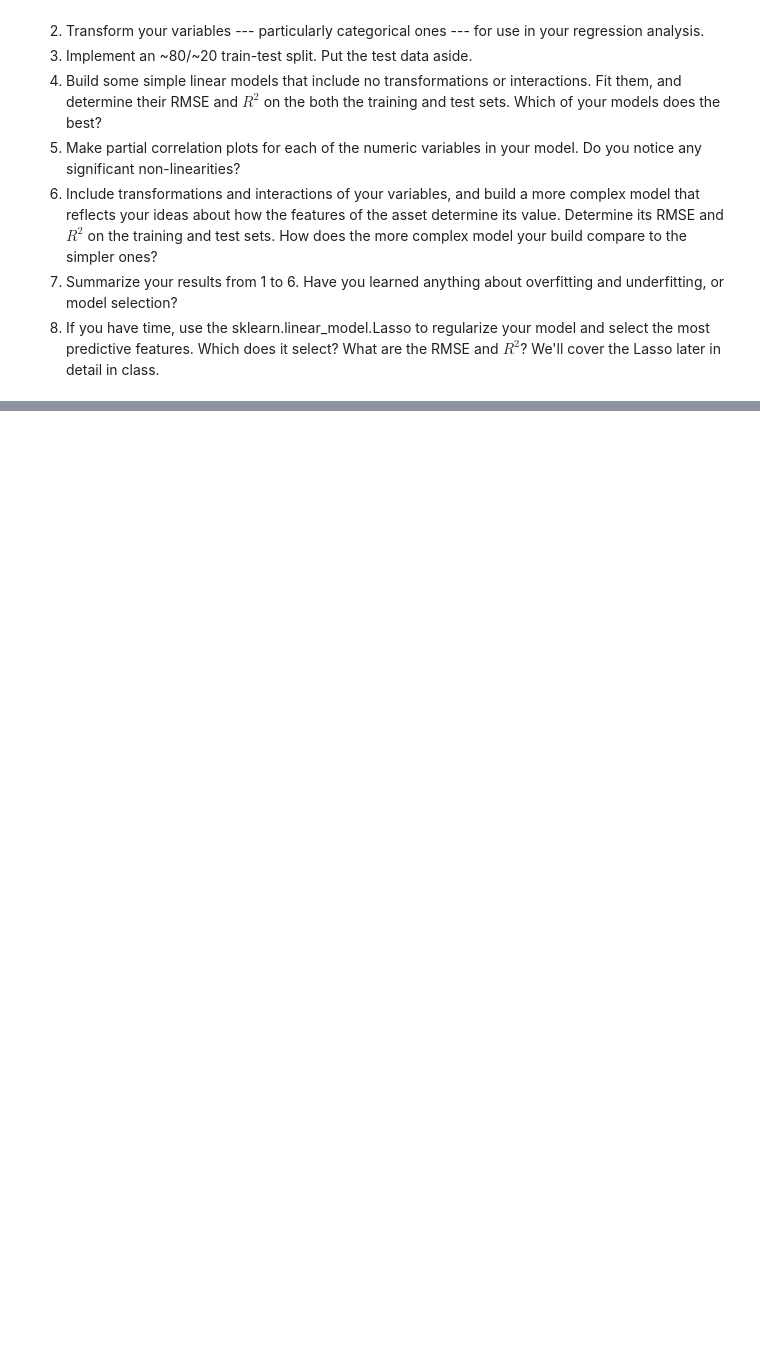
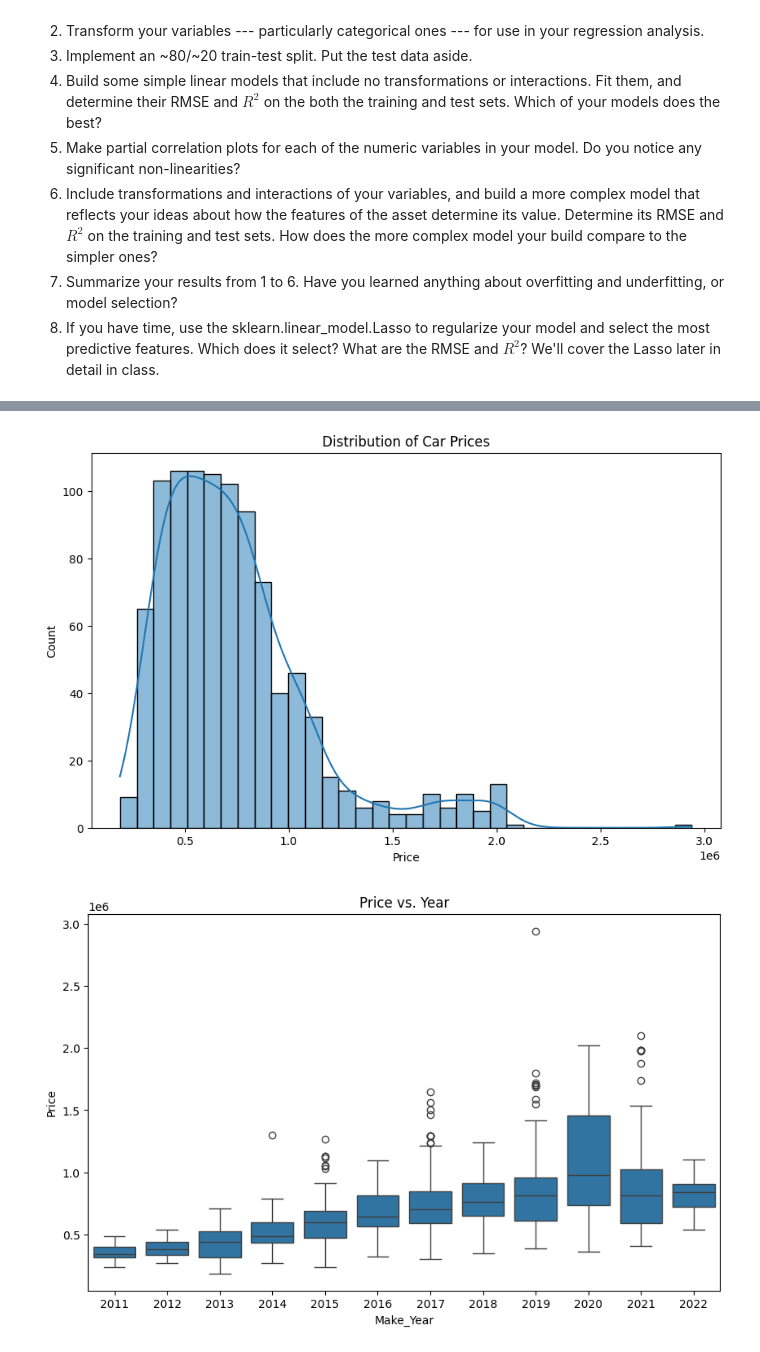
Before and after one commit to fwx5ax/linearModels, a Jupyter notebook: lab/lab_notebook_applied.ipynb, the cells around one changed output, grey strips where cells are left out. Cells and saved outputs as stored; diff of their text form; code cells hidden in the pictures; blank space fills up the shorter version.

```diff
--- a/lab/lab_notebook_applied.ipynb
+++ b/lab/lab_notebook_applied.ipynb
@@ -19,4 +29,4 @@ import numpy as np
 import matplotlib.pyplot as plt
 import seaborn as sns
 # %%
-df = pd.read_csv('cars_hw.csv')
+df = pd.read_csv('/content/linearModels/lab/data/cars_hw.csv')
@@ -23 +45,15 @@ df = pd.read_csv('cars_hw.csv')
+# %%
+plt.figure(figsize=(10, 6))
+sns.histplot(df['Price'], kde=True)
+plt.title('Distribution of Car Prices')
+plt.show()
+
+
+plt.figure(figsize=(10,6))
+sns.boxplot(x='Make_Year', y='Price', data=df)
+plt.title('Price vs. Year')
+plt.show()
+# %% [output]
+[figure, added]
+[figure, added]
 # %%
```
Also changed, not shown: parts of 3 cells of this notebook.
